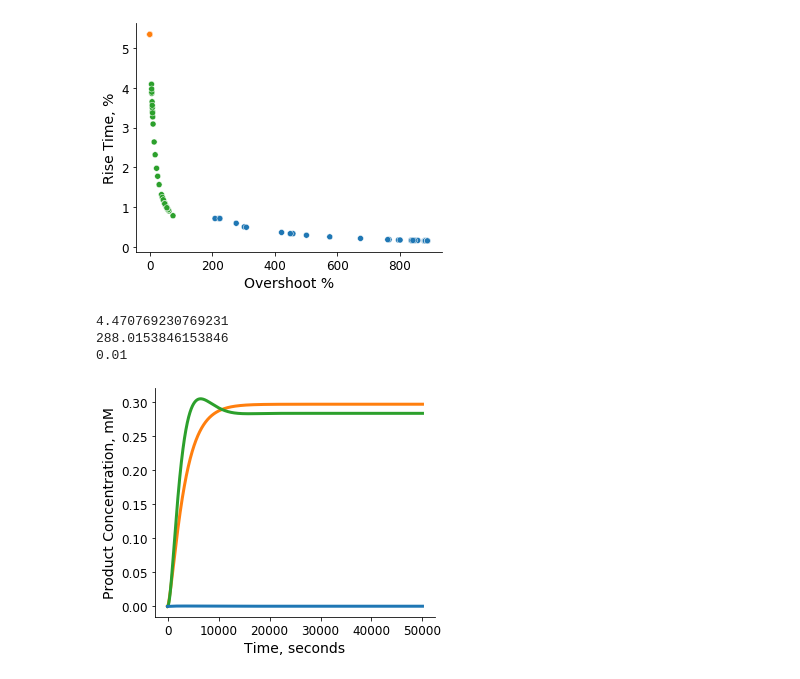
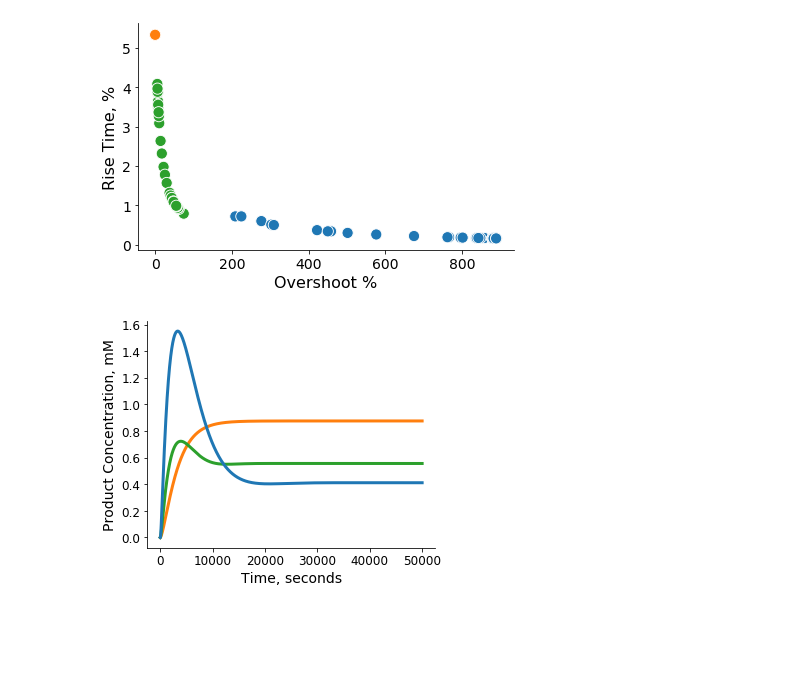
Before and after one commit to cjmerzbacher/bayesopt-dynamic-pathways, a Jupyter notebook: visualization/fatty_acid_viz.ipynb, the cells around one changed output. Saved outputs shown, nothing was run; the diff lists cells and outputs as text; code cells hidden in the pictures; blank space fills up the shorter version.

```diff
--- a/visualization/fatty_acid_viz.ipynb
+++ b/visualization/fatty_acid_viz.ipynb
@@ -19,7 +19,7 @@ palette = {'Open Loop': sns.color_palette()[3], 'Open Loop Intermediate': 'tab:p
 # %%
 ###FIGURE: Sample results
 landscape = pd.read_csv('../data/fatty_acid_sample_run_production_burden.csv')
-fig = plt.figure(figsize=(6, 5))
+fig = plt.figure(figsize=(4, 5))
 gs = gridspec.GridSpec(nrows=2, ncols=4, height_ratios=[1, 4], width_ratios=[1, 1, 1, 1])
 
 ax = fig.add_subplot(gs[1, :])
@@ -84,20 +84,20 @@ if save_figs: fig.savefig('../figs/fatty_acid_sample_run.png', dpi=300)
 # %%
 ###FIGURE: Pareto curve
 optimal = pd.read_csv('../data/fatty_acid_pareto_curve_speed_accuracy.csv')
-fig = plt.figure(figsize=(5,4))
+fig = plt.figure(figsize=(6,4))
 ax = fig.add_subplot()
-ax.set_xlabel('Overshoot %', fontsize=14)
-ax.set_ylabel('Rise Time, %', fontsize=14)
-ax.tick_params(axis='y', labelsize=12)
-ax.tick_params(axis='x', labelsize=12)
+ax.set_xlabel('Overshoot %', fontsize=16)
+ax.set_ylabel('Rise Time, %', fontsize=16)
+ax.tick_params(axis='y', labelsize=14)
+ax.tick_params(axis='x', labelsize=14)
 for axis in ['top','right']:
     ax.spines[axis].set_linewidth(0)
 
-sns.scatterplot(data=optimal, x='overshoot', y='rise_time', hue='circuit', palette=palette, legend=False, ax=ax)
+sns.scatterplot(data=optimal, x='overshoot', y='rise_time', hue='circuit', palette=palette, s=125, legend=False, ax=ax)
 fig.tight_layout()
 if save_figs: fig.savefig('../figs/fatty_acid_pareto_curve.png', dpi=500)
 # %% [output]
-[figure, old version]
+[figure, new version]
 # %%
 def objective(args):
     architecture, param_values = args
@@ -136,31 +136,37 @@ ax.tick_params(axis='x', labelsize=12)
 for axis in ['top','right']:
     ax.spines[axis].set_linewidth(0)
 
-# sol = objective(["Open Loop", [4.869689e-10, 1.479686e-08]]) #A
-# plt.plot(sol.values.t, sol.values.y[:, 0], color=palette['Open Loop'])
 
-opt_b = optimal.loc[optimal.circuit=='Negative Gene Loop'].loc[optimal.loss == optimal.loss.min()].reset_index(drop=True)
-sol = objective(["Negative Gene Loop", [opt_b.r_tl_ngl[0], opt_b.r_tl_tetR_ngl[0]]]) #B
-plt.plot(sol.values.t, sol.values.y[:, 0], color=palette['Negative Gene Loop'], lw=3)
+for i in range(len(optimal)):
+    op = optimal.iloc[i]
+    if op.circuit == 'Negative Gene Loop' and i == 146:
+        sol = objective([op.circuit, [op.r_tl_ngl, op.r_tl_tetR_ngl]])
+        plt.plot(sol.values.t, sol.values.y[:, 0], color=palette[op.circuit], lw=3)
+    if op.circuit == 'Negative Metabolic Loop' and i == 223:
+        sol = objective([op.circuit, [op.r_fl_prime_nml, op.ki_nml]])
+        plt.plot(sol.values.t, sol.values.y[:, 0], color=palette[op.circuit], lw=3)
+    if op.circuit == 'Layered Negative Metabolic Loop' and i == 233:
+        sol = objective([op.circuit, [op.r_tl_lnml, op.r_ar2_lnml]])
+        plt.plot(sol.values.t, sol.values.y[:, 0], color=palette[op.circuit], lw=3)
 
+# opt_b = optimal.loc[optimal.circuit=='Negative Gene Loop'].loc[optimal.loss == optimal.loss.min()].reset_index(drop=True)
+# sol = objective(["Negative Gene Loop", [opt_b.r_tl_ngl[0], opt_b.r_tl_tetR_ngl[0]]]) #B
+# plt.plot(sol.values.t, sol.values.y[:, 0], color=palette['Negative Gene Loop'], lw=3)
 
-opt_c = optimal.loc[optimal.circuit=='Negative Metabolic Loop']
-opt_c = opt_c.loc[opt_c.loss == opt_c.loss.min()].reset_index(drop=True)
-sol = objective(["Negative Metabolic Loop", [opt_c.r_fl_prime_nml[0], opt_c.ki_nml[0]]]) #C
-plt.plot(sol.values.t, sol.values.y[:, 0], color=palette['Negative Metabolic Loop'], lw=3)
+# opt_c = optimal.loc[optimal.circuit=='Negative Metabolic Loop']
+# opt_c = opt_c.loc[opt_c.loss == opt_c.loss.min()].reset_index(drop=True)
+# sol = objective(["Negative Metabolic Loop", [opt_c.r_fl_prime_nml[0], opt_c.ki_nml[0]]]) #C
+# plt.plot(sol.values.t, sol.values.y[:, 0], color=palette['Negative Metabolic Loop'], lw=3)
 
-opt_d = optimal.loc[optimal.circuit=='Layered Negative Metabolic Loop']
-opt_d = opt_d.loc[opt_d.loss == opt_d.loss.min()].reset_index(drop=True)
-sol = objective(["Negative Metabolic Loop", [opt_d.r_tl_lnml[0], opt_d.r_ar2_lnml[0]]]) #D
-plt.plot(sol.values.t, sol.values.y[:, 0], color=palette['Layered Negative Metabolic Loop'], lw=3)
+# opt_d = optimal.loc[optimal.circuit=='Layered Negative Metabolic Loop']
+# opt_d = opt_d.loc[opt_d.loss == opt_d.loss.min()].reset_index(drop=True)
+# sol = objective(["Negative Metabolic Loop", [opt_d.r_tl_lnml[0], opt_d.r_ar2_lnml[0]]]) #D
+# plt.plot(sol.values.t, sol.values.y[:, 0], color=palette['Layered Negative Metabolic Loop'], lw=3)
 fig.tight_layout()
 
-print(opt_c.alpha[0])
-print(opt_d.alpha[0])
-print(opt_b.alpha[0])
+# print(opt_c.alpha[0])
+# print(opt_d.alpha[0])
+# print(opt_b.alpha[0])
 if save_figs: fig.savefig('../figs/fa_trajectories.png', dpi=500)
 # %% [output]
-4.470769230769231
-288.0153846153846
-0.01
-[figure, old version]
+[figure, new version]
```
Also changed, not shown: parts of 1 cell of this notebook, 17 other files.
